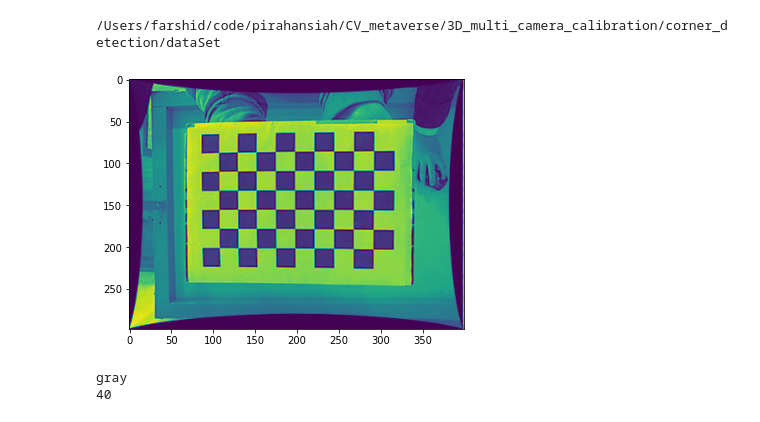
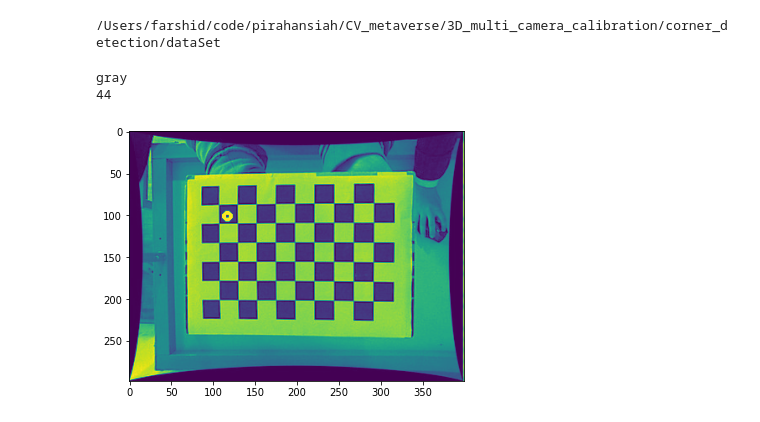
Before and after one commit to pirahansiah/workshop_LLM, a Jupyter notebook: CV_metaverse/3D_multi_camera_calibration/corner_detection/cornerDetection.ipynb, the cells around one changed output. Cells and saved outputs as stored; diff of their text form; code cells hidden in the pictures.

```diff
--- a/CV_metaverse/3D_multi_camera_calibration/corner_detection/cornerDetection.ipynb
+++ b/CV_metaverse/3D_multi_camera_calibration/corner_detection/cornerDetection.ipynb
@@ -78,30 +79,35 @@ print(FILE_PATH)
 # %%
 #fileName=FILE_PATH+"/chessboard1.png"
 #img_main = cv2.imread(fileName,-1)
 filePathURL = r"https://raw.githubusercontent.com/opencv/opencv/4.x/doc/tutorials/calib3d/camera_calibration/images/fileListImageUnDist.jpg"
 # req = urllib.request.urlopen(filePathURL) #'http://answers.opencv.org/upfiles/logo_2.png')
 # arr = np.asarray(bytearray(req.read()), dtype=np.uint8)
 # img_main = cv2.imdecode(arr, -1) # 'Load it as it is'
 # cid=show_image(np.float32(img_main))
 
 img_main = imread(filePathURL)
 
 
 img_src= img_main.copy()
 if len(img_main.shape)==3:
     gray_img=cv2.cvtColor(img_src, cv2.COLOR_BGR2GRAY)
 else:
     gray_img=img_src.copy()
+
+
+
 # see the results
 imageShow=gray_img.copy()
 if len(img_main.shape)==3:
     pass
 else:
     imageShow=cv2.cvtColor(imageShow,cv2.COLOR_GRAY2RGB)
+coordinates = (117, 101)
+value=color_coord(imageShow,coordinates[0],coordinates[1])
+print(value)
+imageShow = cv2.circle(imageShow, coordinates, 4, (255,0,255), 4)
 cid=show_image(imageShow)
-value=color_coord(imageShow,140,125)
-print(value)
 # %% [output]
+gray
+44
-[figure, old version]
+[figure, new version]
-gray
-40
```
Also changed, not shown: parts of 2 cells of this notebook, 2 other files.
